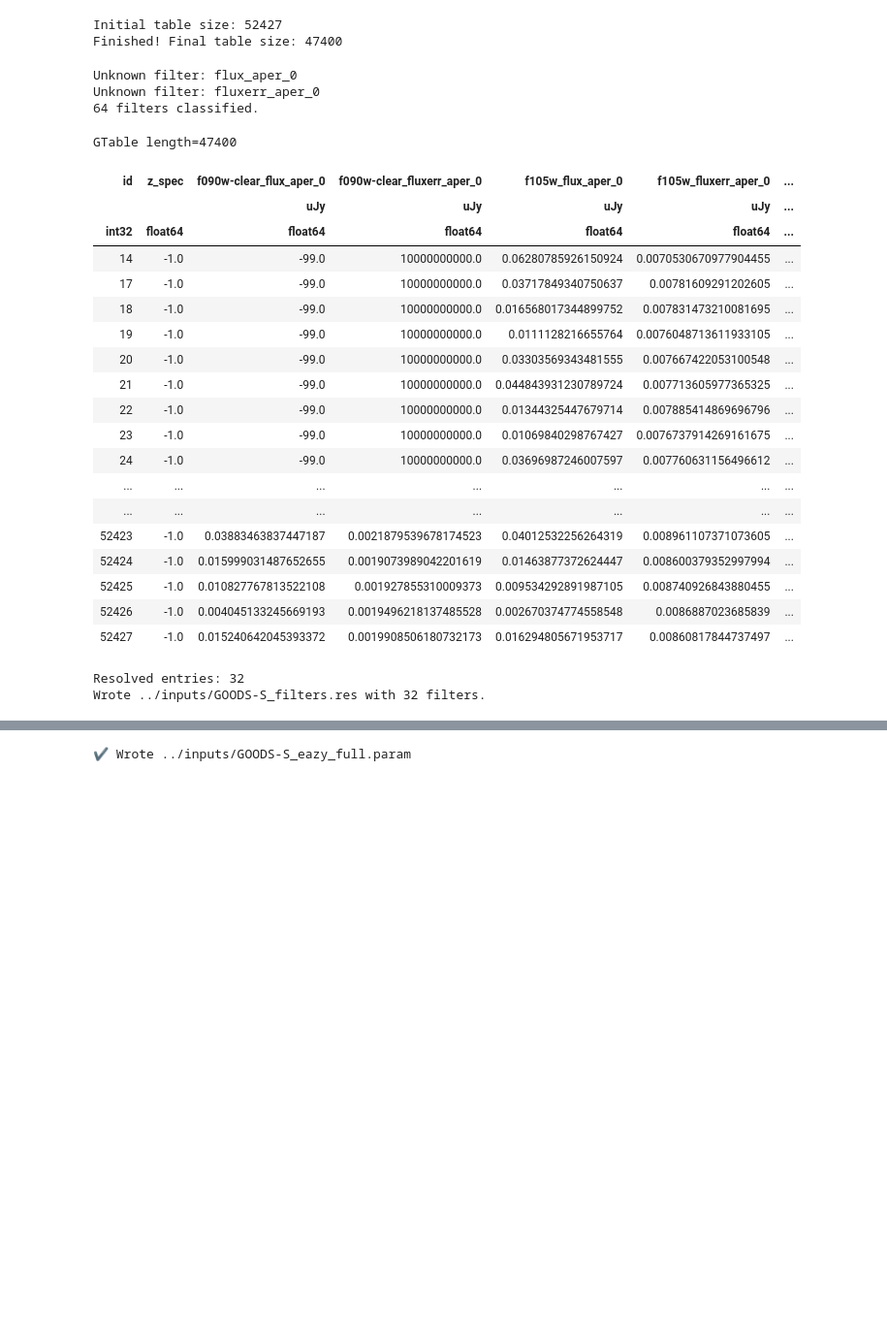
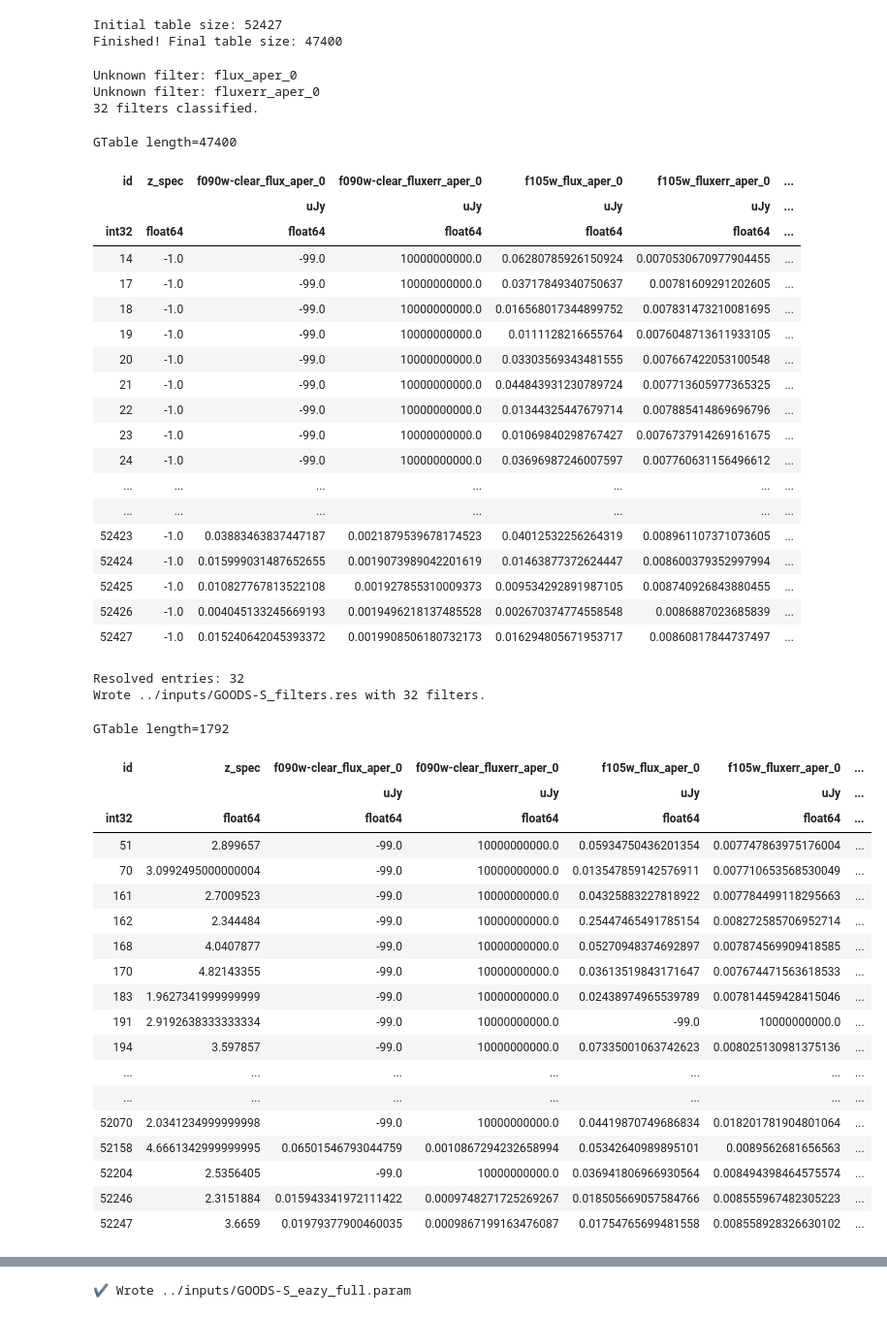
Before and after one commit to sfremy/my-eazy-jwst, a Jupyter notebook: scripts/z_visualization.ipynb, the cells around one changed output, grey strips where cells are left out. Shown at 97% size. Cells and saved outputs as stored; diff of their text form; code cells hidden in the pictures; blank space fills up the shorter version.

```diff
--- a/scripts/z_visualization.ipynb
+++ b/scripts/z_visualization.ipynb
@@ -255,7 +255,7 @@ def classify_filter(name):
         return ("niriss-unmatched", name)
 
     # --- Rule 2: WFC3/UVIS (patterns like 606wu, 814wu, etc.)
-    if re.search(r"\d[a-z][a-z][a-z]?_", f):
+    if re.search(r"\d[a-z][a-z]?u_", f):
         for flt in wfc3_uvis_filters:
             if flt.lower() in f:
                 return ("wfc3-uvis", flt)
@@ -283,31 +283,32 @@ def classify_filter(name):
 tab_final = result[['id', 'z_spec']]
 filter_cat = []
 instrument_cat = []
-for col in result.columns:
+for i, col in enumerate(result.columns):
     if re.match('.*flux.*', col):
         inst, flt = classify_filter(col)
-        if inst == "nircam":
-            instrument_cat.append('nircam')
-        elif inst == "niriss":
-            instrument_cat.append('niriss')
-        elif inst == "wfc3-uvis":
-            instrument_cat.append('wfc3-uvis')
-        elif inst == "wfc3-ir":
-            instrument_cat.append('wfc3-ir')
-        elif inst == "acs":
-            instrument_cat.append('acs')
-        elif inst == "unknown":
+        if inst == "unknown": # drop & log unknown inputs
             print(f"Unknown filter: {col}")
             continue
+        if re.match('.*flux_.*', col): # avoid double-counting fluxerrs
+            if inst == "nircam":
+                instrument_cat.append('nircam')
+            elif inst == "niriss":
+                instrument_cat.append('niriss')
+            elif inst == "wfc3-uvis":
+                instrument_cat.append('wfc3-uvis')
+            elif inst == "wfc3-ir":
+                instrument_cat.append('wfc3-ir')
+            elif inst == "acs":
+                instrument_cat.append('acs')
+            filter_cat.append(flt)
         tab_final[col] = result[col]
-        filter_cat.append(flt)
 
 print(len(filter_cat), "filters classified.")
 tab_final
 # %% [output]
 Unknown filter: flux_aper_0
 Unknown filter: fluxerr_aper_0
-64 filters classified.
+32 filters classified.
 GTable length=47400
 | id | z_spec | f090w-clear_flux_aper_0 | f090w-clear_fluxerr_aper_0 | f105w_flux_aper_0 | f105w_fluxerr_aper_0 | ... |
 |  |  | uJy | uJy | uJy | uJy | ... |
@@ -456,6 +457,29 @@ write_filters(filter_dirs, instrument_cat, filter_cat)
 # %% [output]
 Resolved entries: 32
 Wrote ../inputs/GOODS-S_filters.res with 32 filters.
+# %%
+tab_final[tab_final['z_spec'] != -1]
+# %% [output]
+GTable length=1792
+| id | z_spec | f090w-clear_flux_aper_0 | f090w-clear_fluxerr_aper_0 | f105w_flux_aper_0 | f105w_fluxerr_aper_0 | ... |
+|  |  | uJy | uJy | uJy | uJy | ... |
+| int32 | float64 | float64 | float64 | float64 | float64 | ... |
+| 51 | 2.899657 | -99.0 | 10000000000.0 | 0.05934750436201354 | 0.007747863975176004 | ... |
+| 70 | 3.0992495000000004 | -99.0 | 10000000000.0 | 0.013547859142576911 | 0.007710653568530049 | ... |
+| 161 | 2.7009523 | -99.0 | 10000000000.0 | 0.04325883227818922 | 0.007784499118295663 | ... |
+| 162 | 2.344484 | -99.0 | 10000000000.0 | 0.25447465491785154 | 0.008272585706952714 | ... |
+| 168 | 4.0407877 | -99.0 | 10000000000.0 | 0.05270948374692897 | 0.007874569909418585 | ... |
+| 170 | 4.82143355 | -99.0 | 10000000000.0 | 0.03613519843171647 | 0.007674471563618533 | ... |
+| 183 | 1.9627341999999999 | -99.0 | 10000000000.0 | 0.02438974965539789 | 0.007814459428415046 | ... |
+| 191 | 2.9192638333333334 | -99.0 | 10000000000.0 | -99.0 | 10000000000.0 | ... |
+| 194 | 3.597857 | -99.0 | 10000000000.0 | 0.07335001063742623 | 0.008025130981375136 | ... |
+| ... | ... | ... | ... | ... | ... | ... |
+| ... | ... | ... | ... | ... | ... | ... |
+| 52070 | 2.0341234999999998 | -99.0 | 10000000000.0 | 0.04419870749686834 | 0.018201781904801064 | ... |
+| 52158 | 4.6661342999999995 | 0.06501546793044759 | 0.0010867294232658994 | 0.05342640989895101 | 0.0089562681656563 | ... |
+| 52204 | 2.5356405 | -99.0 | 10000000000.0 | 0.036941806966930564 | 0.008494398464575574 | ... |
+| 52246 | 2.3151884 | 0.015943341972111422 | 0.0009748271725269267 | 0.018505669057584766 | 0.008555967482305223 | ... |
+| 52247 | 3.6659 | 0.01979377900460035 | 0.0009867199163476087 | 0.01754765699481558 | 0.008558928326630102 | ... |
 # %%
 # --- Step 7: Write EAZY-ready table ---
 def write_photometry(result, instrument_cat, filter_cat, only_spec=False):
```
Also changed, not shown: parts of 3 cells of this notebook, 4 other files.
